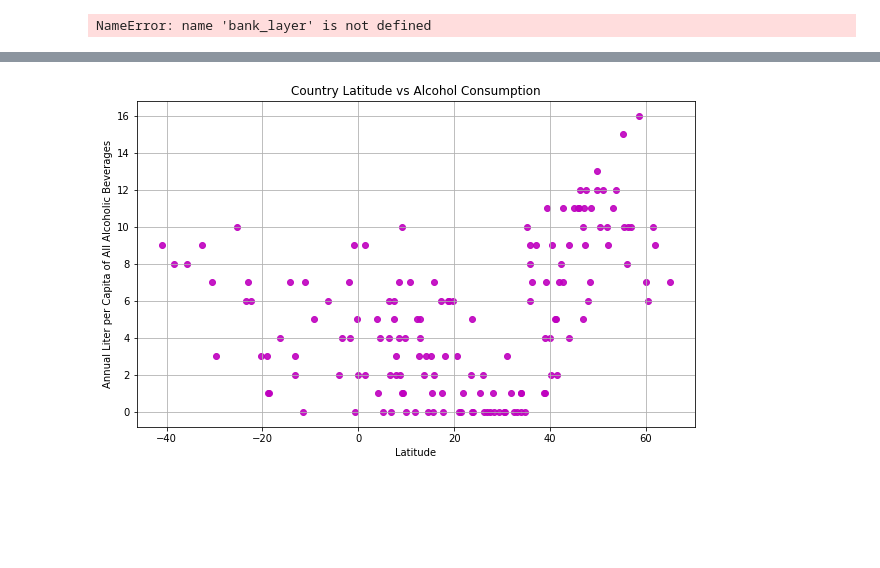
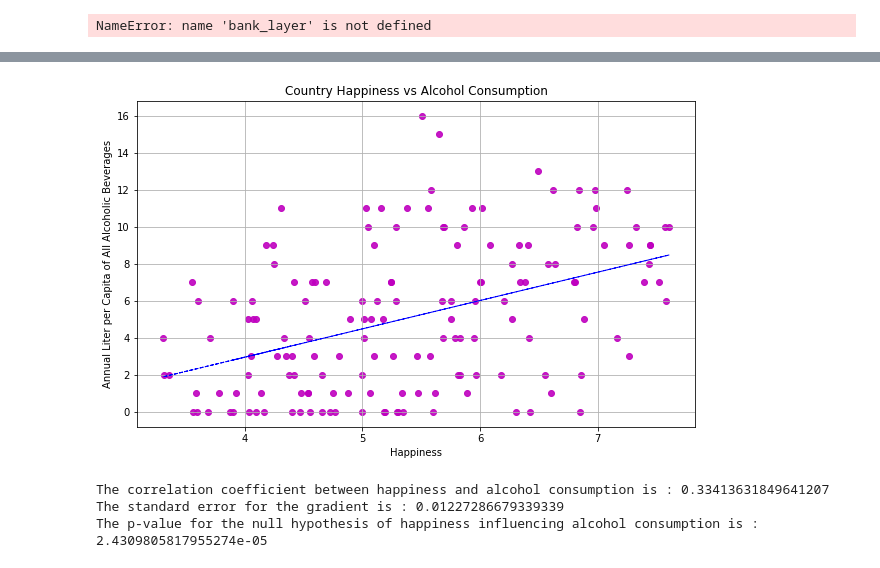
Before and after one commit to 4d4m43/DrinkAndBeHapPY, a Jupyter notebook: libs/vis2_aa.ipynb, the cells around one changed output, grey strips where cells are left out. Cells and saved outputs as stored; diff of their text form; code cells hidden in the pictures; blank space fills up the shorter version.

Commit message:
added regression plots

```diff
--- a/libs/vis2_aa.ipynb
+++ b/libs/vis2_aa.ipynb
@@ -275,17 +307,23 @@ NameError: name 'bank_layer' is not defined
 # %%
 # Plotting the Data - Latitude vs. Alcohol Plot
+alc_slope, alc_int, alc_r, alc_p, alc_std_err = stats.linregress(
+    df_merged["Happiness"], df_merged["Alcohol"])
+alc_fit = alc_slope * df_merged["Happiness"] + alc_int
+
 plt.figure(figsize=(10,6))
-plt.scatter(df_merged["Latitude"], df_merged["Alcohol"], color='m', alpha=0.9)
+plt.scatter(df_merged["Happiness"], df_merged["Alcohol"], color='m', alpha=0.9)
+plt.plot(df_merged["Happiness"], alc_fit, "b--", linewidth=1)
 plt.grid()
-plt.xlabel('Latitude')
+plt.xlabel('Happiness')
 plt.ylabel('Annual Liter per Capita of All Alcoholic Beverages')
-plt.title(f'Country Latitude vs Alcohol Consumption')
-plt.savefig("./output/latvalchy.png")
-
-lat_slope, lat_int, lat_r, lat_p, lat_std_err = stats.linregress(
-    df_merged["Latitude"], df_merged["Alcohol"])
-lat_fit = lat_slope * df_merged["Latitude"] + lat_int
-
+plt.title(f'Country Happiness vs Alcohol Consumption')
+plt.savefig("./output/happyvalchy.png")
 plt.show()
+print(f"The correlation coefficient between happiness and alcohol consumption is : {lat_r}")
+print(f"The standard error for the gradient is : {lat_std_err}")
+print(f"The p-value for the null hypothesis of happiness influencing alcohol consumption is : {lat_p}")
 # %% [output]
-[figure, old version]
+[figure, new version]
+The correlation coefficient between happiness and alcohol consumption is : 0.33413631849641207
+The standard error for the gradient is : 0.01227286679339339
+The p-value for the null hypothesis of happiness influencing alcohol consumption is : 2.4309805817955274e-05
```
Also changed, not shown: parts of 3 cells of this notebook, 3 other files.
